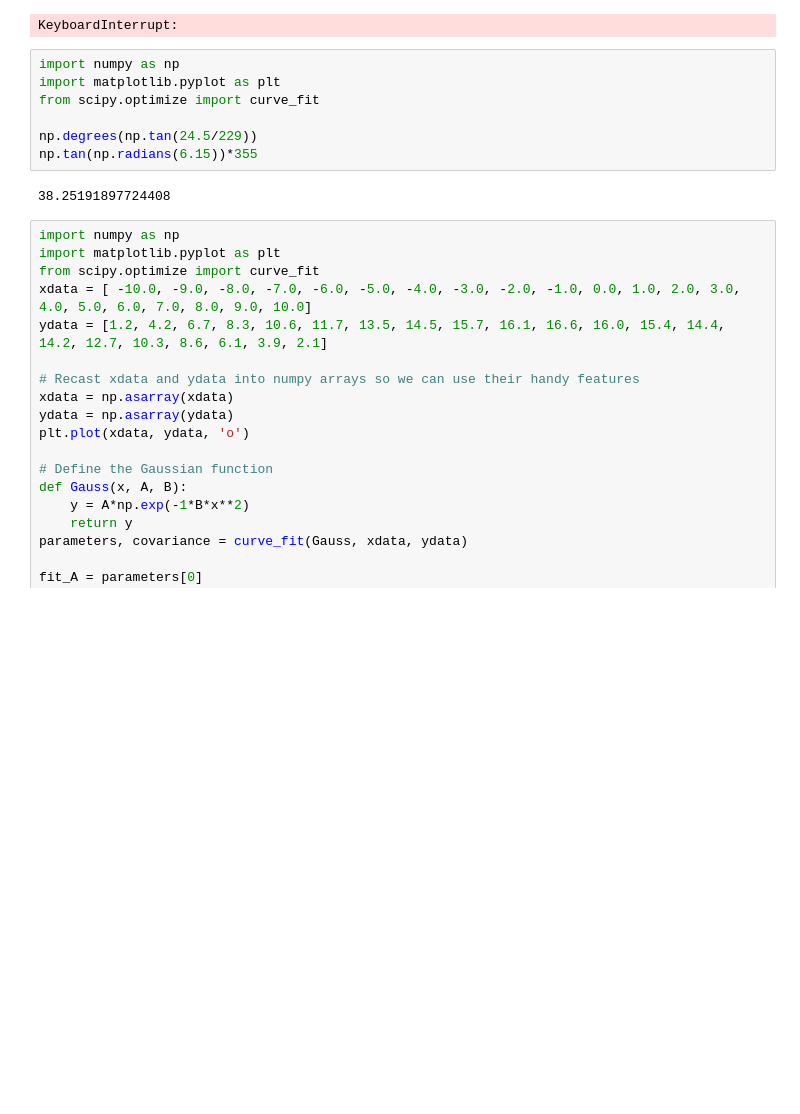
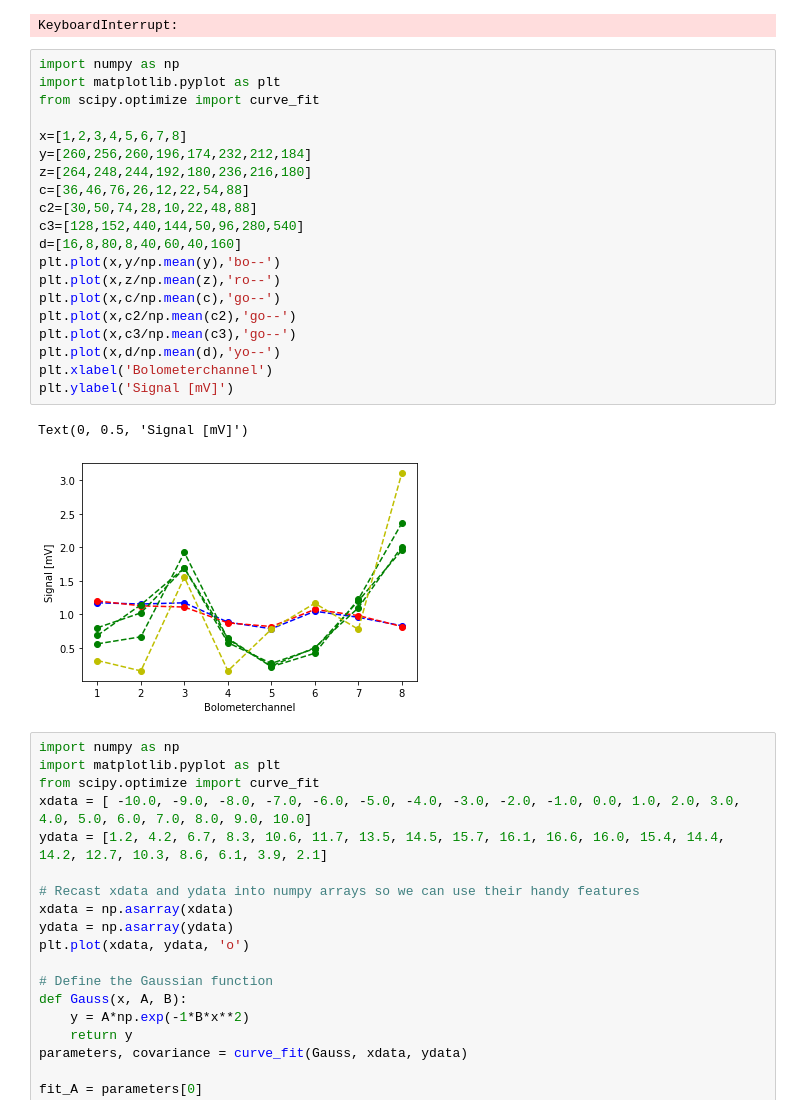
Before and after one commit to izelg/Masterthesis_Bolometer, a Jupyter notebook: test.ipynb, the cells around one changed output. Saved outputs shown, nothing was run; the diff lists cells and outputs as text; blank space fills up the shorter version.

```diff
--- a/test.ipynb
+++ b/test.ipynb
@@ -12,15 +12,29 @@ sp.solve(eqns,a,b,c,d)
 print((1/(a+d)+1/(c+b))**(-1))
 # %% [output]
 KeyboardInterrupt:
-# %%
-import numpy as np
-import matplotlib.pyplot as plt
-from scipy.optimize import curve_fit
-
-np.degrees(np.tan(24.5/229))
-np.tan(np.radians(6.15))*355
-# %% [output]
-38.25191897724408
+# %%
+import numpy as np
+import matplotlib.pyplot as plt
+from scipy.optimize import curve_fit
+
+x=[1,2,3,4,5,6,7,8]
+y=[260,256,260,196,174,232,212,184]
+z=[264,248,244,192,180,236,216,180]
+c=[36,46,76,26,12,22,54,88]
+c2=[30,50,74,28,10,22,48,88]
+c3=[128,152,440,144,50,96,280,540]
+d=[16,8,80,8,40,60,40,160]
+plt.plot(x,y/np.mean(y),'bo--')
+plt.plot(x,z/np.mean(z),'ro--')
+plt.plot(x,c/np.mean(c),'go--')
+plt.plot(x,c2/np.mean(c2),'go--')
+plt.plot(x,c3/np.mean(c3),'go--')
+plt.plot(x,d/np.mean(d),'yo--')
+plt.xlabel('Bolometerchannel')
+plt.ylabel('Signal [mV]')
+# %% [output]
+Text(0, 0.5, 'Signal [mV]')
+[figure, added]
 # %%
 import numpy as np
 import matplotlib.pyplot as plt
```
Also changed, not shown: 4 other files.
